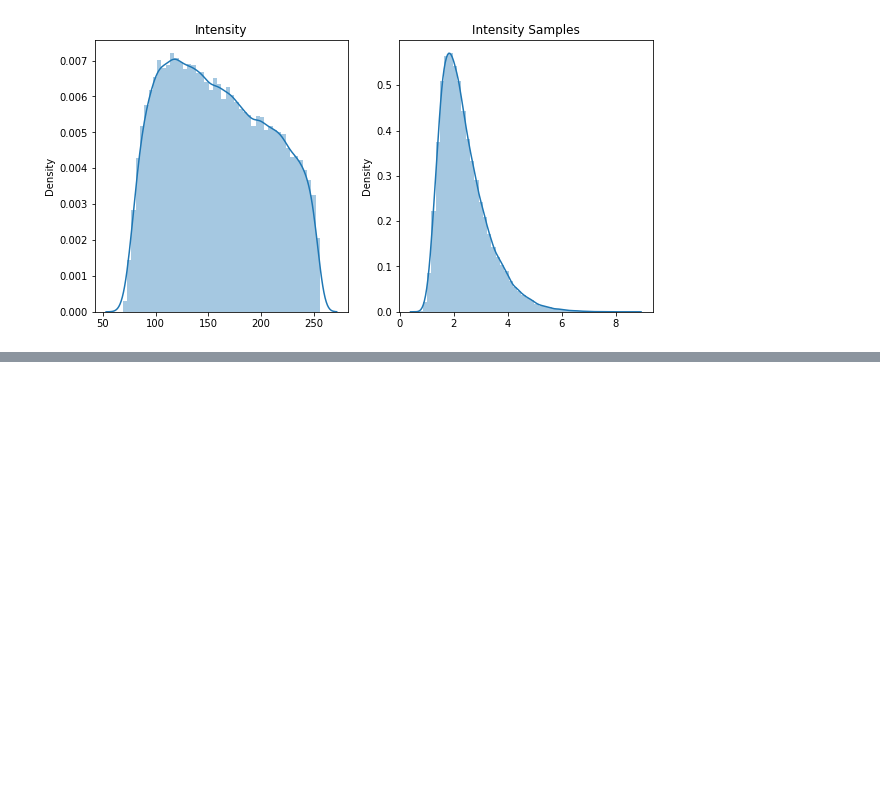
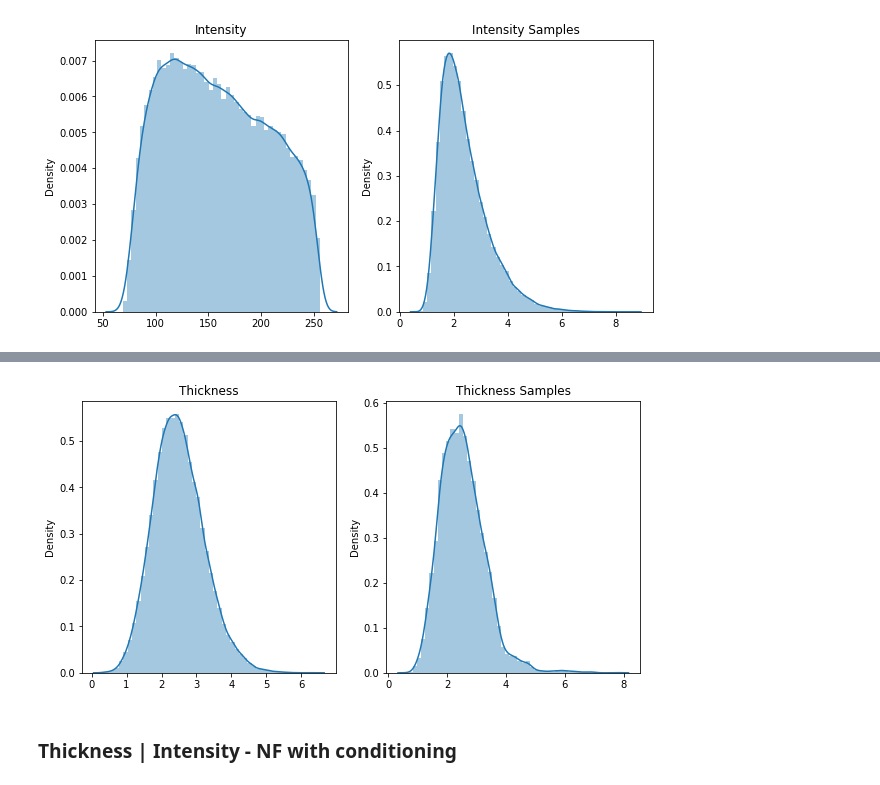
Before and after one commit to RajatRasal/deepscm, a Jupyter notebook: deepscm/datasets/morphomnist/intensity_causes_thickness.ipynb, the cells around one changed output, grey strips where cells are left out. Cells and saved outputs as stored; diff of their text form; code cells hidden in the pictures; blank space fills up the shorter version.

```diff
--- a/deepscm/datasets/morphomnist/intensity_causes_thickness.ipynb
+++ b/deepscm/datasets/morphomnist/intensity_causes_thickness.ipynb
@@ -440,0 +447,25 @@ plt.show()
+# %%
+thickness = stacked_dataset[:, 1].view(-1, 1)
+thickness = thickness.to(device=device)
+
+lognorm_loc = thickness.log().mean().float()
+lognorm_scale = thickness.log().std().float()
+
+thickness_base_dist = Normal(
+    torch.zeros(1).to(device),
+    torch.ones(1).to(device)
+)
+
+thickness_transform = ComposeTransformModule([
+    Spline(1, count_bins=5),
+])
+thickness_transform = thickness_transform.to(device)
+thickness_constraint_transforms = ComposeTransform([
+    AffineTransform(loc=lognorm_loc, scale=lognorm_scale),
+    ExpTransform(),
+])
+
+thickness_flow_dist = TransformedDistribution(
+    thickness_base_dist,
+    [thickness_transform, thickness_constraint_transforms]
+)
@@ -440,0 +495,18 @@ plt.show()
+# %%
+plt.figure(figsize=(10, 5))
+
+plt.subplot(1, 2, 1)
+plt.title('Thickness')
+sns.distplot(thickness.cpu())
+
+thickness_samples = thickness_flow_dist.sample([10000]).cpu().detach().numpy()
+
+plt.subplot(1, 2, 2)
+plt.title('Thickness Samples')
+sns.distplot(thickness_samples)
+
+plt.show()
+# %% [output]
+[figure, added]
+# %% [markdown]
+### Thickness | Intensity - NF with conditioning
```
Also changed, not shown: parts of 25 cells of this notebook.
